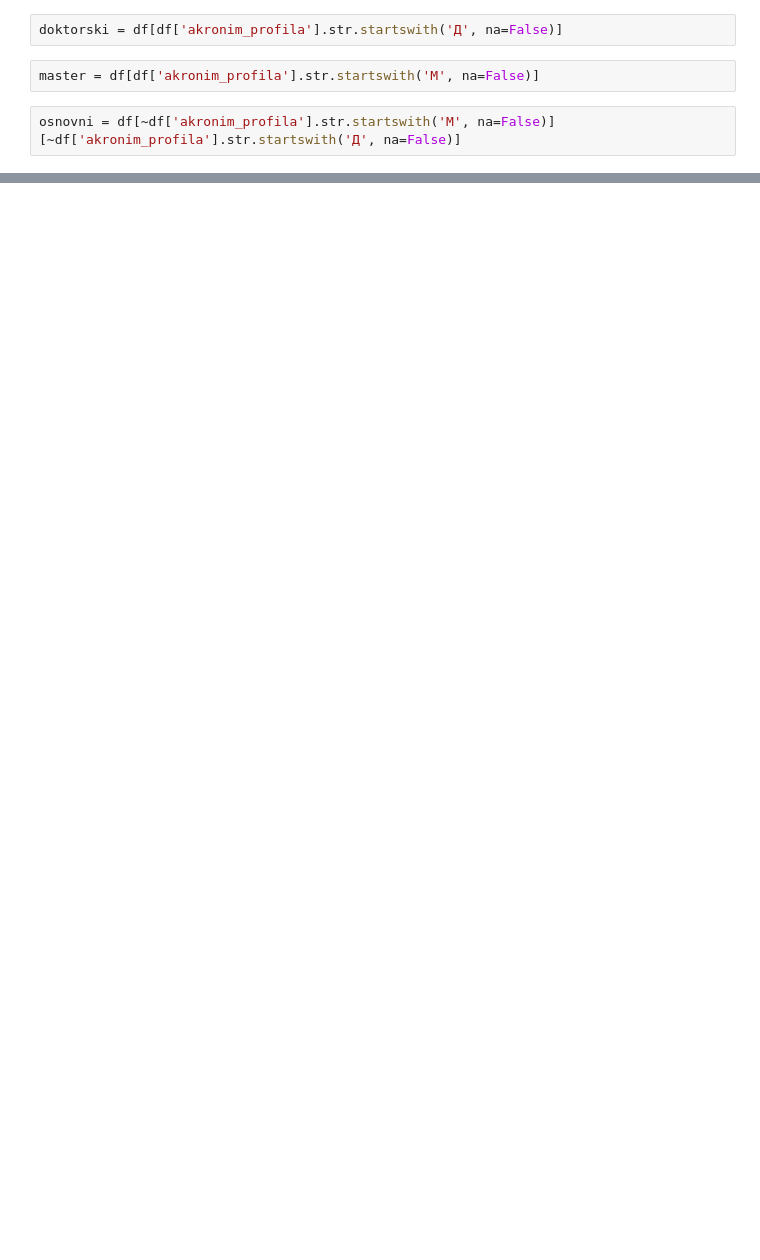
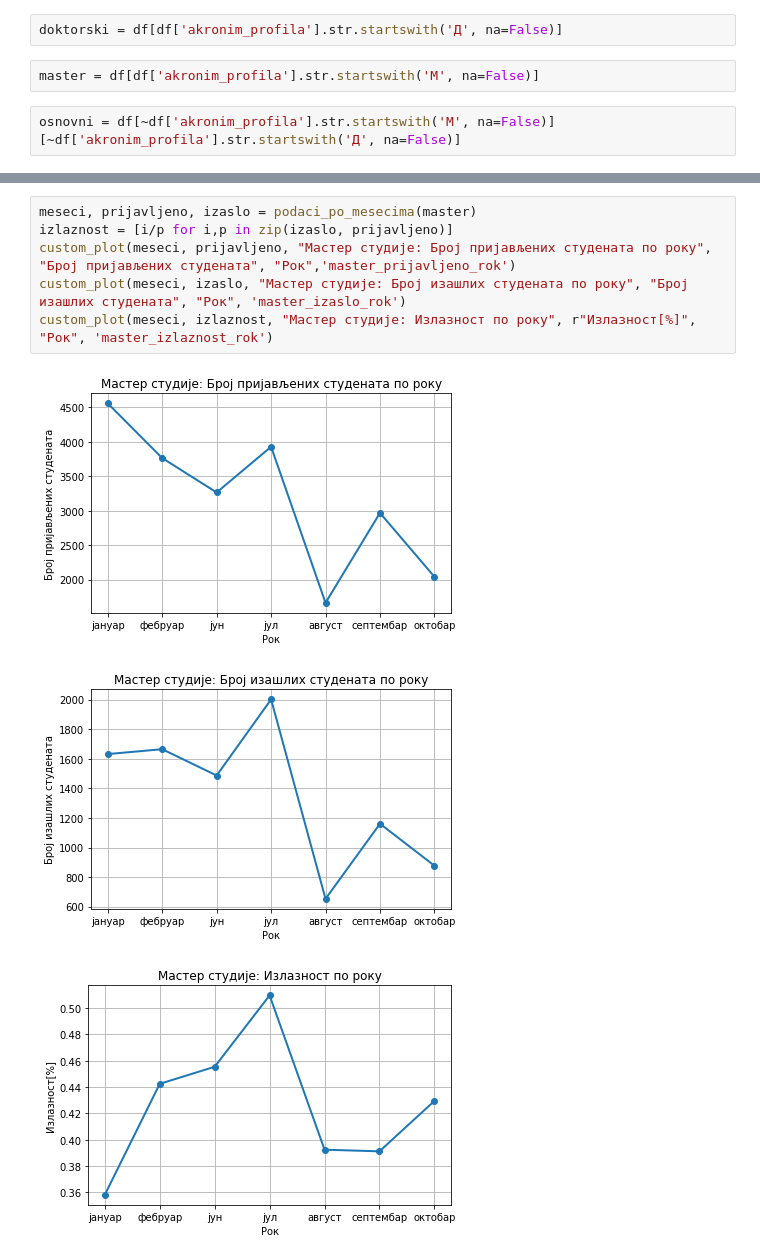
Before and after one commit to AleksaRacic/izlaznost_ETF, a Jupyter notebook: Untitled.ipynb, the cells around one changed output, grey strips where cells are left out. Saved outputs shown, nothing was run; the diff lists cells and outputs as text; blank space fills up the shorter version.

```diff
--- a/Untitled.ipynb
+++ b/Untitled.ipynb
@@ -57,0 +81,10 @@ dtype: int64
+# %%
+meseci, prijavljeno, izaslo = podaci_po_mesecima(master)
+izlaznost = [i/p for i,p in zip(izaslo, prijavljeno)]
+custom_plot(meseci, prijavljeno, "Мастер студије: Број пријављених студената по року", "Број пријављених студената", "Рок",'master_prijavljeno_rok')
+custom_plot(meseci, izaslo, "Мастер студије: Број изашлих студената по року", "Број изашлих студената", "Рок", 'master_izaslo_rok')
+custom_plot(meseci, izlaznost, "Мастер студије: Излазност по року", r"Излазност[%]", "Рок", 'master_izlaznost_rok')
+# %% [output]
+[figure, added]
+[figure, added]
+[figure, added]
```
Also changed, not shown: parts of 13 cells of this notebook, 19 other files.
